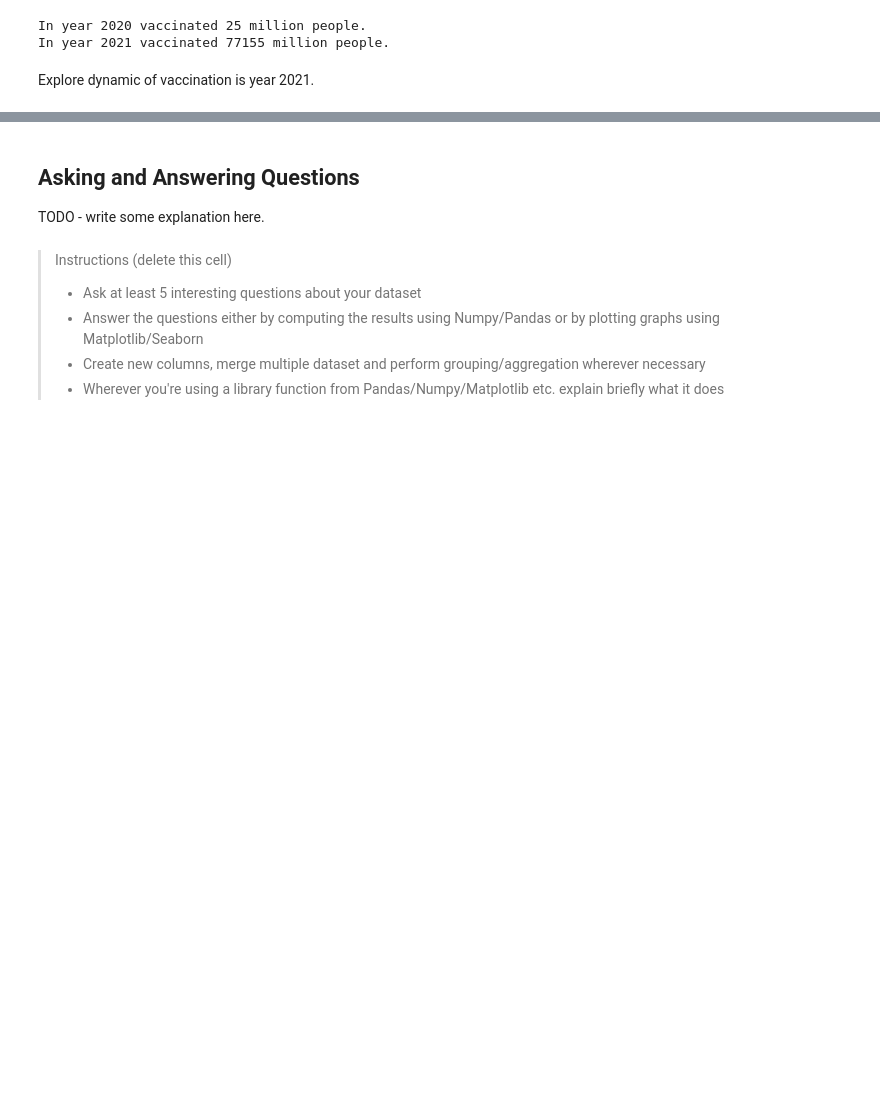
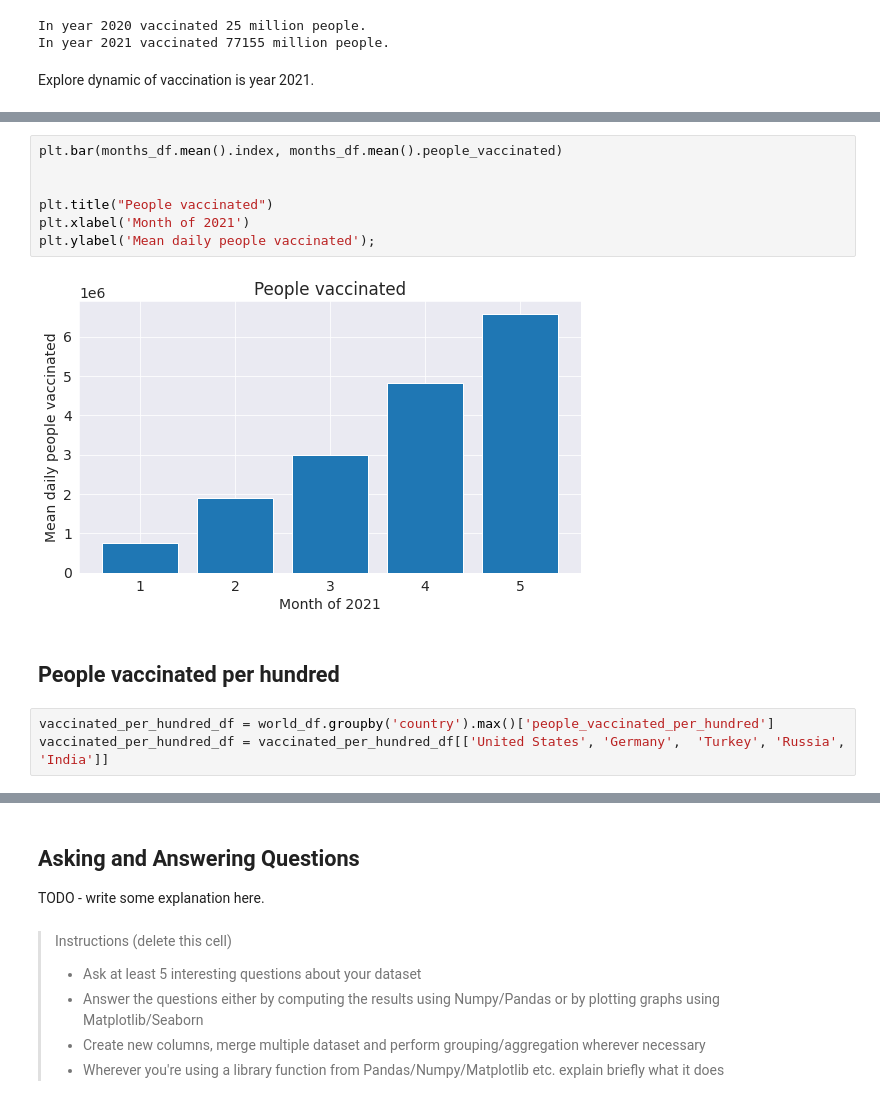
Before and after one commit to aleksmn/jovian, a Jupyter notebook: pandas/zerotopandas-course-project-starter/covid-world-vaccination-progress.ipynb, the cells around one changed output, grey strips where cells are left out. Drawn from its saved outputs; the diff is of its cells as text; blank space fills up the shorter version.

```diff
--- a/pandas/zerotopandas-course-project-starter/covid-world-vaccination-progress.ipynb
+++ b/pandas/zerotopandas-course-project-starter/covid-world-vaccination-progress.ipynb
@@ -351,0 +244,14 @@ Explore dynamic of vaccination is year 2021.
+# %%
+plt.bar(months_df.mean().index, months_df.mean().people_vaccinated)
+
+
+plt.title("People vaccinated")
+plt.xlabel('Month of 2021')
+plt.ylabel('Mean daily people vaccinated');
+# %% [output]
+[figure, added]
+# %% [markdown]
+## People vaccinated per hundred
+# %%
+vaccinated_per_hundred_df = world_df.groupby('country').max()['people_vaccinated_per_hundred']
+vaccinated_per_hundred_df = vaccinated_per_hundred_df[['United States', 'Germany',  'Turkey', 'Russia', 'India']]
```
Also changed, not shown: parts of 36 cells of this notebook.
